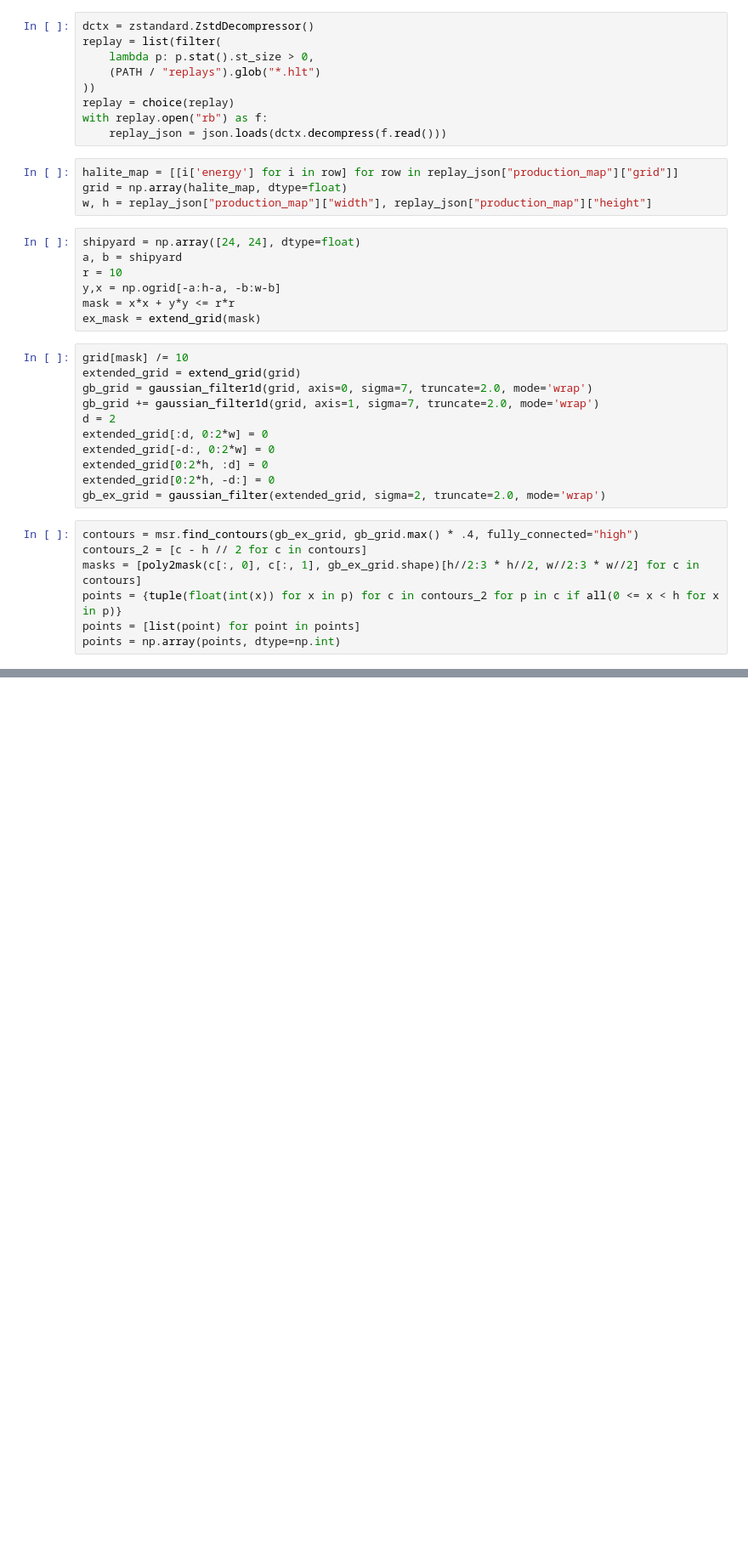
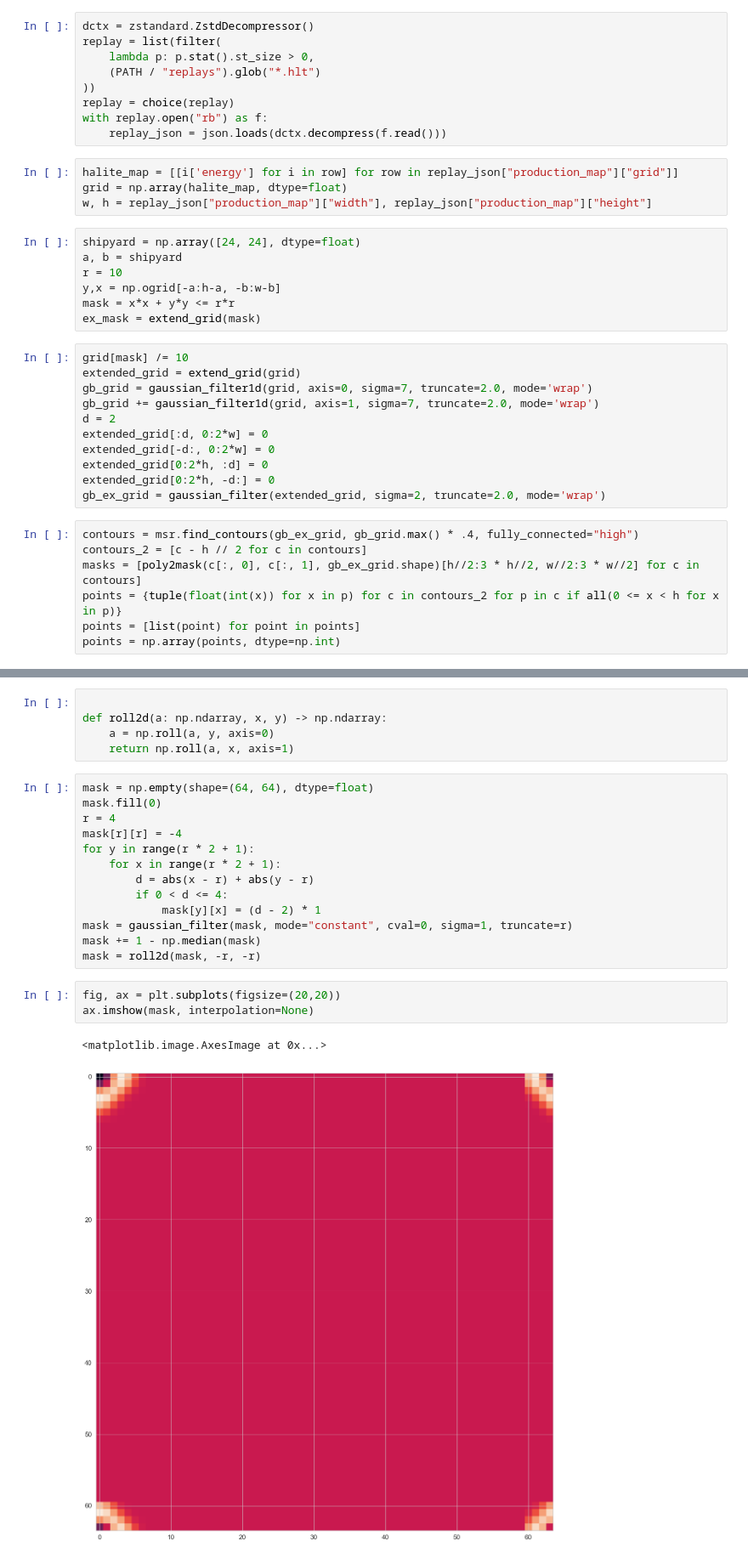
Before and after one commit to bogdandm/Halite3-bot, a Jupyter notebook: game_map_sandbox.ipynb, the cells around one changed output, grey strips where cells are left out. Shown at 85% size. Cells and saved outputs as stored; diff of their text form; blank space fills up the shorter version.

Commit message:
Inspiration mask attempt

```diff
--- a/game_map_sandbox.ipynb
+++ b/game_map_sandbox.ipynb
@@ -354,0 +360,24 @@ grid[range(10), range(10)]
+# %%
+
+def roll2d(a: np.ndarray, x, y) -> np.ndarray:
+    a = np.roll(a, y, axis=0)
+    return np.roll(a, x, axis=1)
+# %%
+mask = np.empty(shape=(64, 64), dtype=float)
+mask.fill(0)
+r = 4
+mask[r][r] = -4
+for y in range(r * 2 + 1):
+    for x in range(r * 2 + 1):
+        d = abs(x - r) + abs(y - r)
+        if 0 < d <= 4:
+            mask[y][x] = (d - 2) * 1
+mask = gaussian_filter(mask, mode="constant", cval=0, sigma=1, truncate=r)
+mask += 1 - np.median(mask)
+mask = roll2d(mask, -r, -r)
+# %%
+fig, ax = plt.subplots(figsize=(20,20))
+ax.imshow(mask, interpolation=None)
+# %% [output]
+<matplotlib.image.AxesImage at 0x...>
+[figure, added]
```
Also changed, not shown: parts of 5 cells of this notebook, 5 other files.
